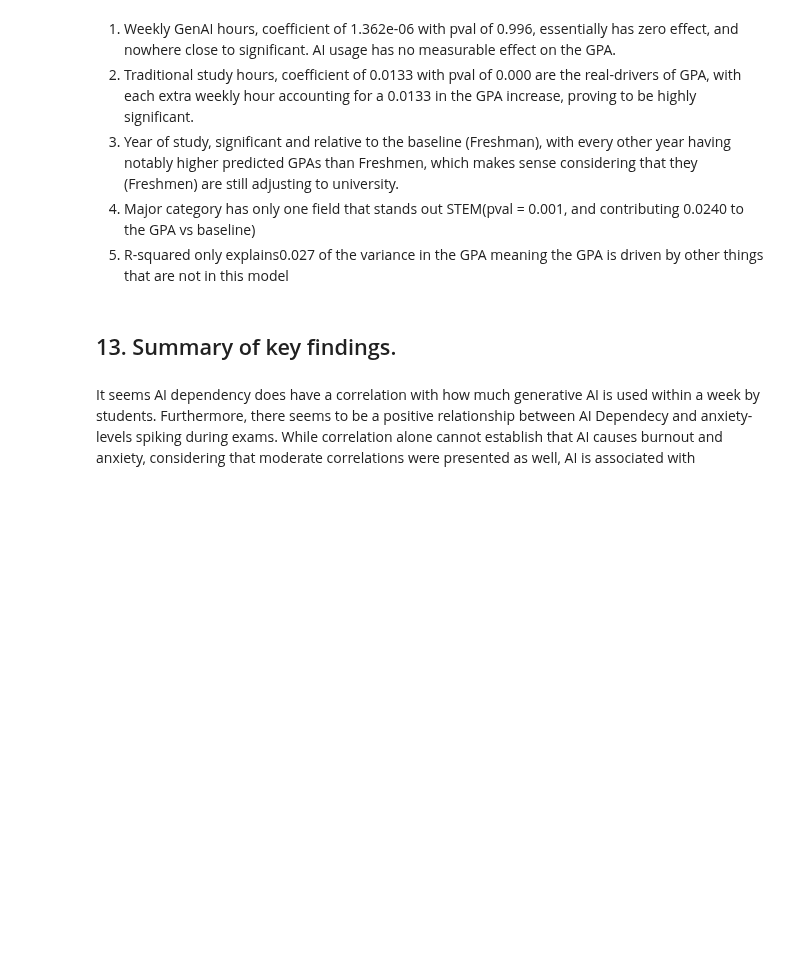
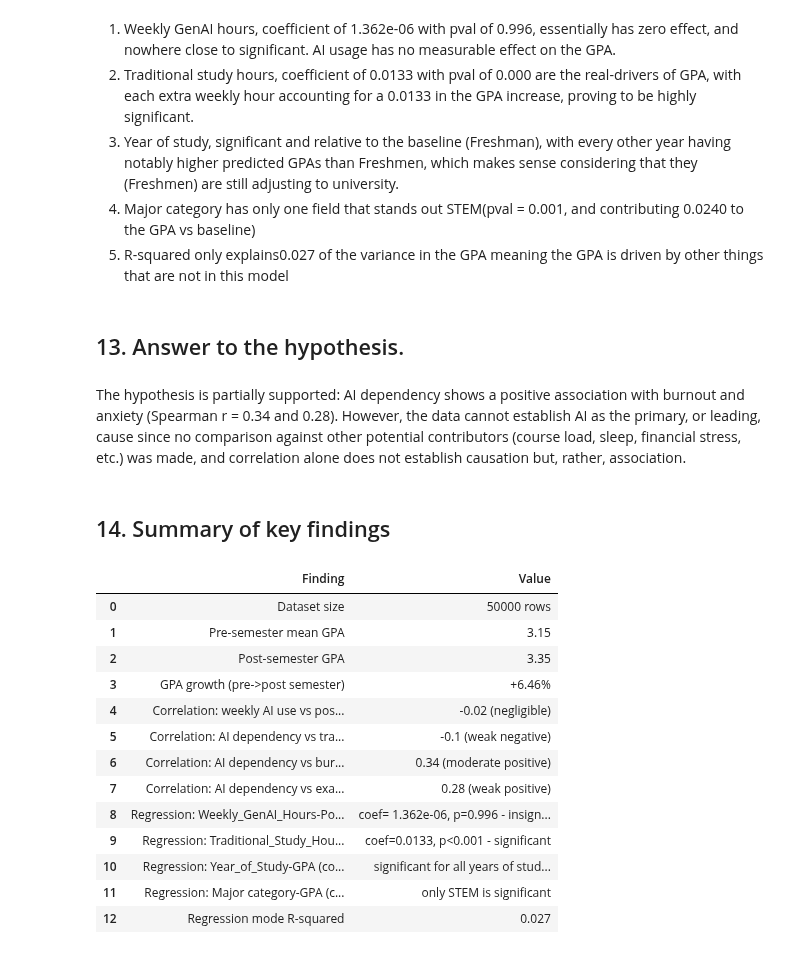
Before and after one commit to Echoecho-echo/AI-Impact-Analysis, a Jupyter notebook: AI impact on students.ipynb, the cells around one changed output. Saved outputs shown, nothing was run; the diff lists cells and outputs as text; code cells hidden in the pictures; blank space fills up the shorter version.

```diff
--- a/AI impact on students.ipynb
+++ b/AI impact on students.ipynb
@@ -347,9 +347,62 @@ Notes:
 4. Major category has only one field that stands out STEM(pval = 0.001, and contributing 0.0240 to the GPA vs baseline)
 5. R-squared only explains0.027 of the variance in the GPA meaning the GPA is driven by other things that are not in this model
 # %% [markdown]
-## 13. Summary of key findings.
+## 13. Answer to the hypothesis.
 # %% [markdown]
-It seems AI dependency does have a correlation with how much generative AI is used within a week by students. Furthermore, there seems to be a positive relationship between AI Dependecy and anxiety-levels spiking during exams. While correlation alone cannot establish that AI causes burnout and anxiety, considering that moderate correlations were presented as well, AI is associated with
+The hypothesis is partially supported: AI dependency shows a positive association with burnout and anxiety (Spearman r = 0.34 and 0.28). However, the data cannot establish AI as the primary, or leading, cause since no comparison against other potential contributors (course load, sleep, financial stress, etc.) was made, and correlation alone does not establish causation but, rather, association.
+# %% [markdown]
+## 14. Summary of key findings
+# %%
+summary = pd.DataFrame({
+    'Finding': [
+    "Dataset size",
+    "Pre-semester mean GPA",
+    "Post-semester GPA",
+    "GPA growth (pre->post semester)",
+    "Correlation: weekly AI use vs post-semester GPA (Pearson)",
+    "Correlation: AI dependency vs traditional study hours (Spearman)",
+    "Correlation: AI dependency vs burnout (Spearman)",
+    "Correlation: AI dependency vs exam anxiety (Spearman)",
+    "Regression: Weekly_GenAI_Hours-Post_Semester_GPA",
+    "Regression: Traditional_Study_Hours-Post_Semester_GPA",
+    "Regression: Year_of_Study-GPA (controlled)",
+    "Regression: Major category-GPA (controlled)",
+    "Regression mode R-squared",
+
+    ],
+    'Value' : [
+     f"{df.shape[0]} rows",
+     f"{pre_mean.round(2)}",
+     f"{post_mean.round(2)}",
+     f"+{GPA_growth_pct.round(2)}%",
+     f"{corr_ai_gpa.round(2)} (negligible)",
+     f"{correl.round(1)} (weak negative)",
+     f"{corr_ai_burnout.round(2)} (moderate positive)",
+     f"{corr_ai_anxiety.round(2)} (weak positive)",
+     "coef= 1.362e-06, p=0.996 - insignificant",
+     "coef=0.0133, p<0.001 - significant",
+     "significant for all years of study vs Freshman baseline",
+     "only STEM is significant",
+     "0.027",
+               ],
+})
+
+summary
+# %% [output]
+|  | Finding | Value |
+| 0 | Dataset size | 50000 rows |
+| 1 | Pre-semester mean GPA | 3.15 |
+| 2 | Post-semester GPA | 3.35 |
+| 3 | GPA growth (pre->post semester) | +6.46% |
+| 4 | Correlation: weekly AI use vs pos... | -0.02 (negligible) |
+| 5 | Correlation: AI dependency vs tra... | -0.1 (weak negative) |
+| 6 | Correlation: AI dependency vs bur... | 0.34 (moderate positive) |
+| 7 | Correlation: AI dependency vs exa... | 0.28 (weak positive) |
+| 8 | Regression: Weekly_GenAI_Hours-Po... | coef= 1.362e-06, p=0.996 - insign... |
+| 9 | Regression: Traditional_Study_Hou... | coef=0.0133, p<0.001 - significant |
+| 10 | Regression: Year_of_Study-GPA (co... | significant for all years of stud... |
+| 11 | Regression: Major category-GPA (c... | only STEM is significant |
+| 12 | Regression mode R-squared | 0.027 |
 # %%
 # saving the dataset as a csv file
 df.to_csv("./ai_impact_on_students.csv", index=False)
```
Also changed, not shown: parts of 1 cell of this notebook.
